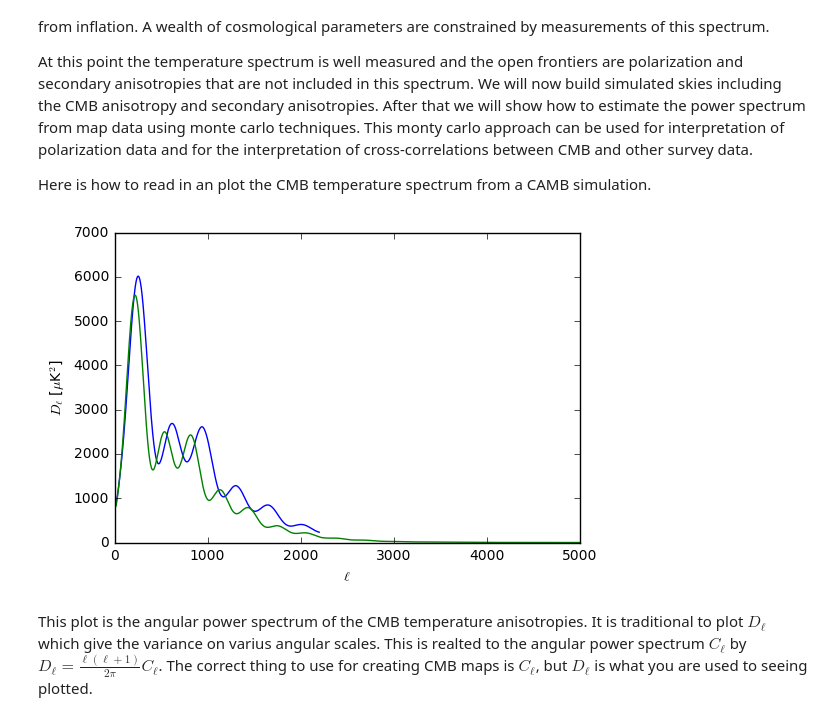
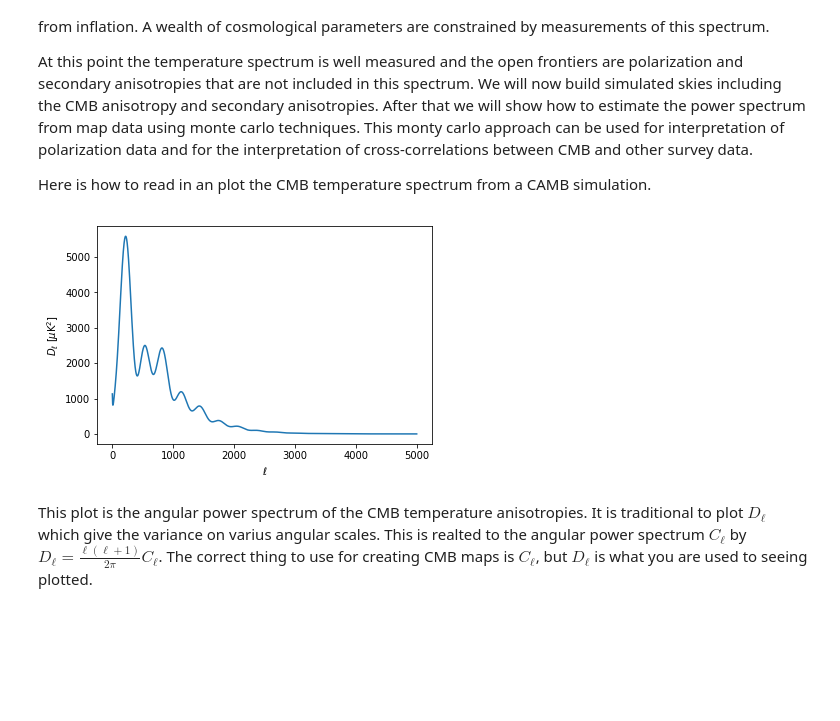
Before and after one commit to cpvargas/CosmoAndes, a Jupyter notebook: CosmoAndes_PartOne.ipynb, the cells around one changed output. Saved outputs shown, nothing was run; the diff lists cells and outputs as text; code cells hidden in the pictures; blank space fills up the shorter version.

```diff
--- a/CosmoAndes_PartOne.ipynb
+++ b/CosmoAndes_PartOne.ipynb
@@ -56,14 +61,16 @@ Here is how to read in an plot the CMB temperature spectrum from a CAMB simulati
 # %%
 # read in the input CMB spectra
-ell, DlTT = np.loadtxt("/Users/reneehlozek/Desktop/camb_41204394_scalcls.dat", usecols=(0, 1), unpack=True)
+
+
+#ell, DlTT = np.loadtxt("/Users/reneehlozek/Desktop/camb_41204394_scalcls.dat", usecols=(0, 1), unpack=True)
 ell2, DlTT2 = np.loadtxt("CAMB_fiducial_cosmo_scalCls.dat", usecols=(0, 1), unpack=True)
-plt.plot(ell,DlTT)
+#plt.plot(ell,DlTT)
 plt.plot(ell2,DlTT2)
 plt.ylabel('$D_{\ell}$ [$\mu$K$^2$]')
 plt.xlabel('$\ell$')
 plt.show()
 # %% [output]
-[figure, old version]
+[figure, new version]
 # %% [markdown]
 This plot is the angular power spectrum of the CMB temperature anisotropies.  It is traditional to plot $D_\ell$ which give the variance on varius angular scales.  This is realted to the angular power spectrum $C_\ell$ by $D_\ell = \frac {\ell (\ell+1)} {2 \pi} C_\ell$.  The correct thing to use for creating CMB maps is $C_\ell$, but $D_\ell$ is what you are used to seeing plotted.
 # %% [markdown]
```
Also changed, not shown: parts of 35 cells of this notebook, 6 other files.
